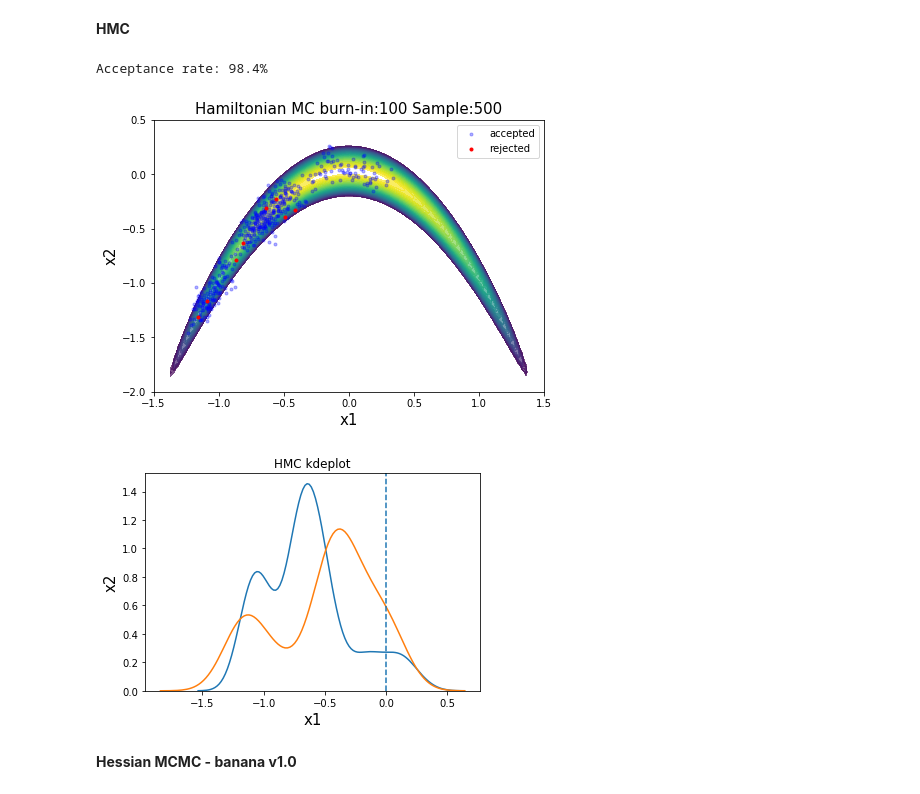
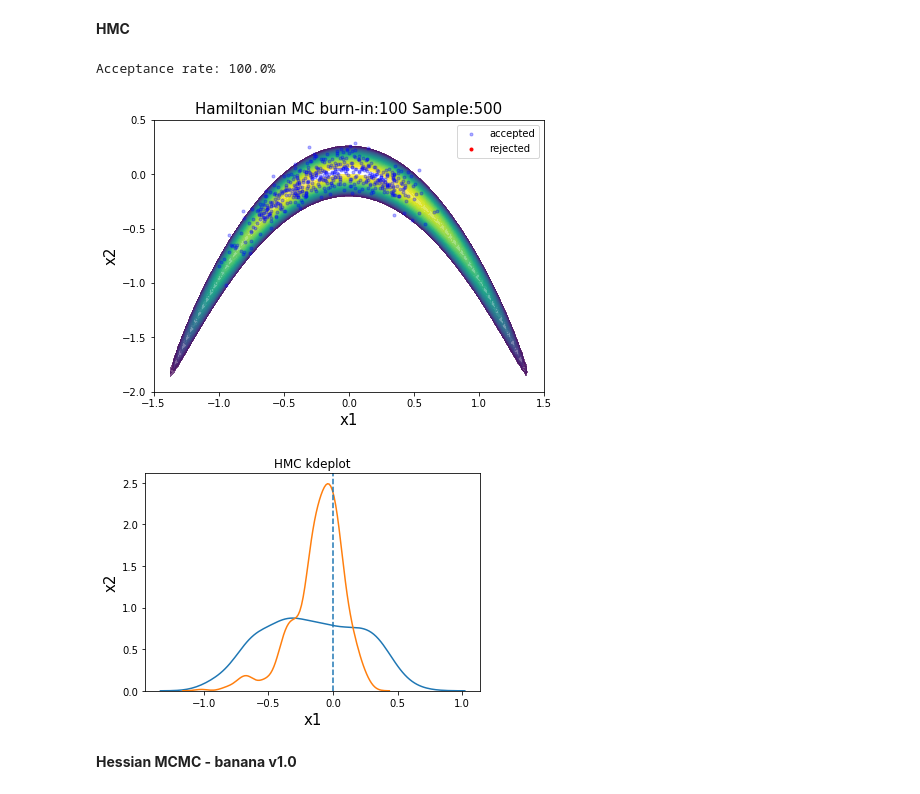
Before and after one commit to GeorgeLiang3/repository1, a Jupyter notebook: Banana/Banana_0.72.ipynb, the cells around one changed output. Cells and saved outputs as stored; diff of their text form; code cells hidden in the pictures.

```diff
--- a/Banana/Banana_0.72.ipynb
+++ b/Banana/Banana_0.72.ipynb
@@ -50,0 +51,17 @@ def joint_log_post(D,theta1,theta2):
+# %%
+## New joint posterior function with input vectorised
+@tf.function
+def joint_log_post(z):
+    # define random variables prior
+    D_n = tf.reshape(D,[D.shape[0],1])
+    D_n = tf.tile(D_n,[1,z.shape[0]])
+
+    mvn = tfd.MultivariateNormalTriL(
+            loc = mu_1,
+            scale_tril=tf.linalg.cholesky(cov_1))
+
+    # define likelihood
+    y = tfd.Normal(loc = tf.add(z[:,1],tf.pow(z[:,0],2.)), scale = sigma2y)
+    # return the posterior probability
+    return(mvn.log_prob(tf.squeeze(z))
+          +tf.reduce_sum(y.log_prob(D_n),axis = 0))
@@ -104,16 +144,12 @@ Adjust the step size
 num_results = 500
 burnin = 100
 
-initial_chain_state = [
-    -1.7 * tf.ones([], dtype=tf.float32, name="init_t1"),
-    -1.5 * tf.ones([], dtype=tf.float32, name="init_t2")
-]
-
+initial_chain_state = tf.constant([[-1.,-1.]])
 dtype = np.float32
 
 @tf.function
 def unnormalized_posterior_log_prob(*args):
-    return joint_log_post(D,*args)
+    return joint_log_post(*args)
 
 # adjust the step size of Random walk Matroplis Hasting MCMC
 def gauss_new_state_fn(scale, dtype):
@@ -254,34 +277,34 @@ y_accepted =[]
 # %%
 plt.figure(figsize=(7,5))
 draw_post()
-x_accepted = samples[np.where(accepted ==True)][:,0]
-y_accepted = samples[np.where(accepted ==True)][:,1]
-x_rejected = samples[np.where(accepted ==False)][:,0]
-y_rejected = samples[np.where(accepted ==False)][:,1]
+x_accepted_HMC = samples[0,0,np.where(accepted ==True)[0]]
+y_accepted_HMC = samples[0,1,np.where(accepted ==True)[0]]
+x_rejected_HMC = samples[0,0,np.where(accepted ==False)[0]]
+y_rejected_HMC = samples[0,1,np.where(accepted ==False)[0]]
 
 plt.xlim(-1.5,1.5)
 plt.ylim(-2,0.5)
 plt.title('Hamiltonian MC burn-in:100 Sample:500',fontsize = 15)
-plt.plot(x_accepted,y_accepted,'b.',label = 'accepted',alpha = 0.3)
-plt.plot(x_rejected,y_rejected,'r.',label = 'rejected',alpha = 1)
+plt.plot(x_accepted_HMC,y_accepted_HMC,'b.',label = 'accepted',alpha = 0.3)
+plt.plot(x_rejected_HMC,y_rejected_HMC,'r.',label = 'rejected',alpha = 1)
 
 plt.legend(loc = 'upper right')
-print('Acceptance rate: %0.1f%%' % (100*(x_accepted.shape[0]/num_results)))
+print('Acceptance rate: %0.1f%%' % (100*(x_accepted_HMC.shape[0]/num_results)))
 plt.savefig('/Users/zhouji/Documents/Results/Banana/Banana_HMC.png')
 # %% [output]
-Acceptance rate: 98.4%
+Acceptance rate: 100.0%
-[figure, old version]
+[figure, new version]
 # %%
-sns.kdeplot(x_accepted)
-sns.kdeplot(y_accepted)
+sns.kdeplot(x_accepted_HMC)
+sns.kdeplot(y_accepted_HMC)
 
 plt.xlabel("x1",fontsize = 15)
 plt.ylabel("x2",fontsize = 15)
 plt.title('HMC kdeplot')
 plt.axvline(x=0, linestyle='--')
 plt.savefig('/Users/zhouji/Documents/Results/Banana/kde_HMC.png')
 # %% [output]
-[figure, old version]
+[figure, new version]
 # %% [markdown]
 <b> Hessian MCMC - banana v1.0
 # %% [markdown]
```
Also changed, not shown: parts of 46 cells of this notebook, 5 other files.
